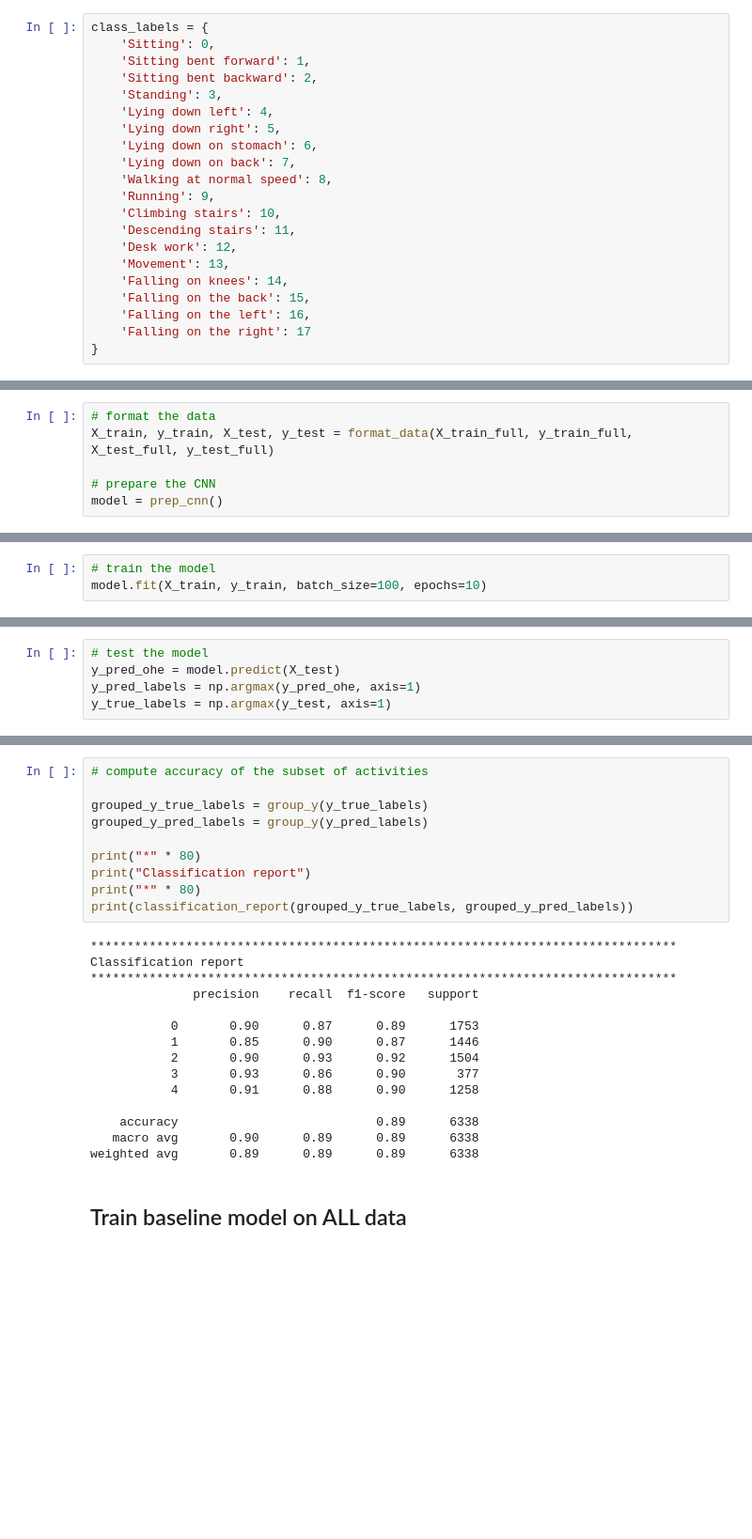
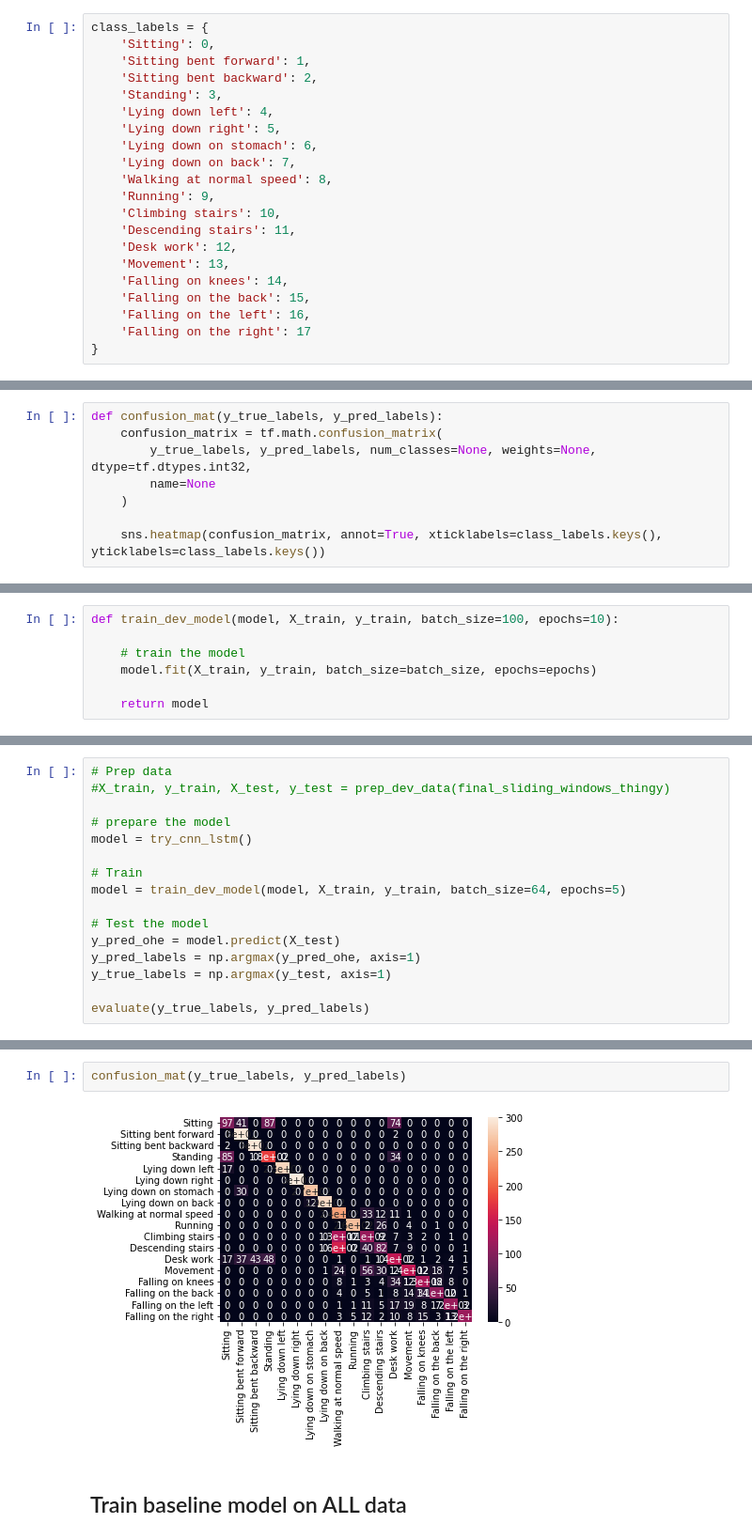
Before and after one commit to gwenty/pdiot-activity-tracker, a Jupyter notebook: ml/notebooks/03_training_full_model.ipynb, the cells around one changed output, grey strips where cells are left out. Shown at 94% size. Drawn from its saved outputs; the diff is of its cells as text; blank space fills up the shorter version.

Commit message:
Models for comparisons and refactoring

```diff
--- a/ml/notebooks/03_training_full_model.ipynb
+++ b/ml/notebooks/03_training_full_model.ipynb
@@ -209 +443,9 @@ def group_y(y):
+# %%
+def confusion_mat(y_true_labels, y_pred_labels):
+    confusion_matrix = tf.math.confusion_matrix(
+        y_true_labels, y_pred_labels, num_classes=None, weights=None, dtype=tf.dtypes.int32,
+        name=None
+    )
+
+    sns.heatmap(confusion_matrix, annot=True, xticklabels=class_labels.keys(), yticklabels=class_labels.keys())
 # %% [markdown]
@@ -223,6 +472,7 @@ y_test_full = final_sliding_windows[final_sliding_windows['subject_id'].isin(tes
 # %%
-# format the data
-X_train, y_train, X_test, y_test = format_data(X_train_full, y_train_full, X_test_full, y_test_full)
+def train_dev_model(model, X_train, y_train, batch_size=100, epochs=10):
 
-# prepare the CNN
-model = prep_cnn()
+    # train the model
+    model.fit(X_train, y_train, batch_size=batch_size, epochs=epochs)
+
+    return model
@@ -238,3 +478,0 @@ CNN prepped.
-# %%
-# train the model
-model.fit(X_train, y_train, batch_size=100, epochs=10)
@@ -263,5 +479,16 @@ Epoch 10/10
 # %%
-# test the model
+# Prep data
+#X_train, y_train, X_test, y_test = prep_dev_data(final_sliding_windows_thingy)
+
+# prepare the model
+model = try_cnn_lstm()
+
+# Train
+model = train_dev_model(model, X_train, y_train, batch_size=64, epochs=5)
+
+# Test the model
 y_pred_ohe = model.predict(X_test)
 y_pred_labels = np.argmax(y_pred_ohe, axis=1)
 y_true_labels = np.argmax(y_test, axis=1)
+
+evaluate(y_true_labels, y_pred_labels)
@@ -301,28 +513,7 @@ sns.heatmap(confusion_matrix, annot=True, xticklabels=class_labels.keys(), ytick
-# %%
-# compute accuracy of the subset of activities
-
-grouped_y_true_labels = group_y(y_true_labels)
-grouped_y_pred_labels = group_y(y_pred_labels)
-
-print("*" * 80)
-print("Classification report")
-print("*" * 80)
-print(classification_report(grouped_y_true_labels, grouped_y_pred_labels))
-# %% [output]
-********************************************************************************
-Classification report
-********************************************************************************
-              precision    recall  f1-score   support
-
-           0       0.90      0.87      0.89      1753
-           1       0.85      0.90      0.87      1446
-           2       0.90      0.93      0.92      1504
-           3       0.93      0.86      0.90       377
-           4       0.91      0.88      0.90      1258
-
-    accuracy                           0.89      6338
-   macro avg       0.90      0.89      0.89      6338
-weighted avg       0.89      0.89      0.89      6338
+# %%
+confusion_mat(y_true_labels, y_pred_labels)
+# %% [output]
+[figure, added]
 # %% [markdown]
 ## Train baseline model on ALL data
 # %%
```
Also changed, not shown: parts of 35 cells of this notebook.
